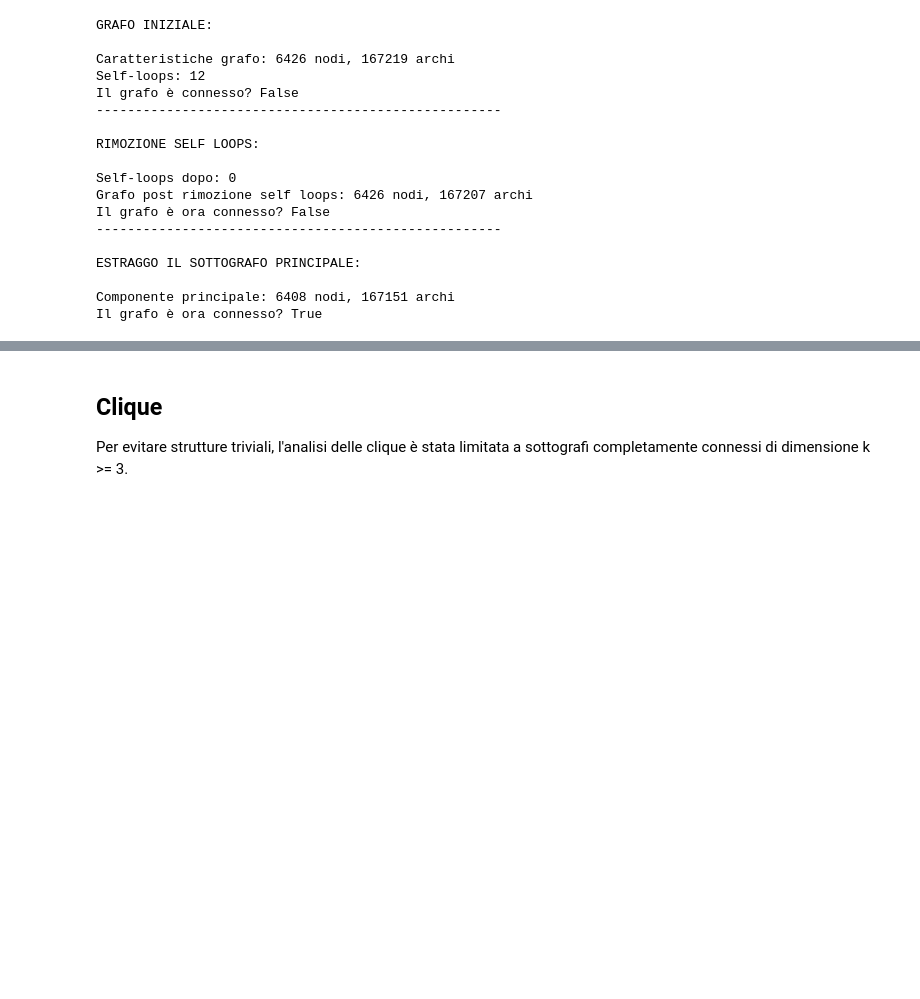
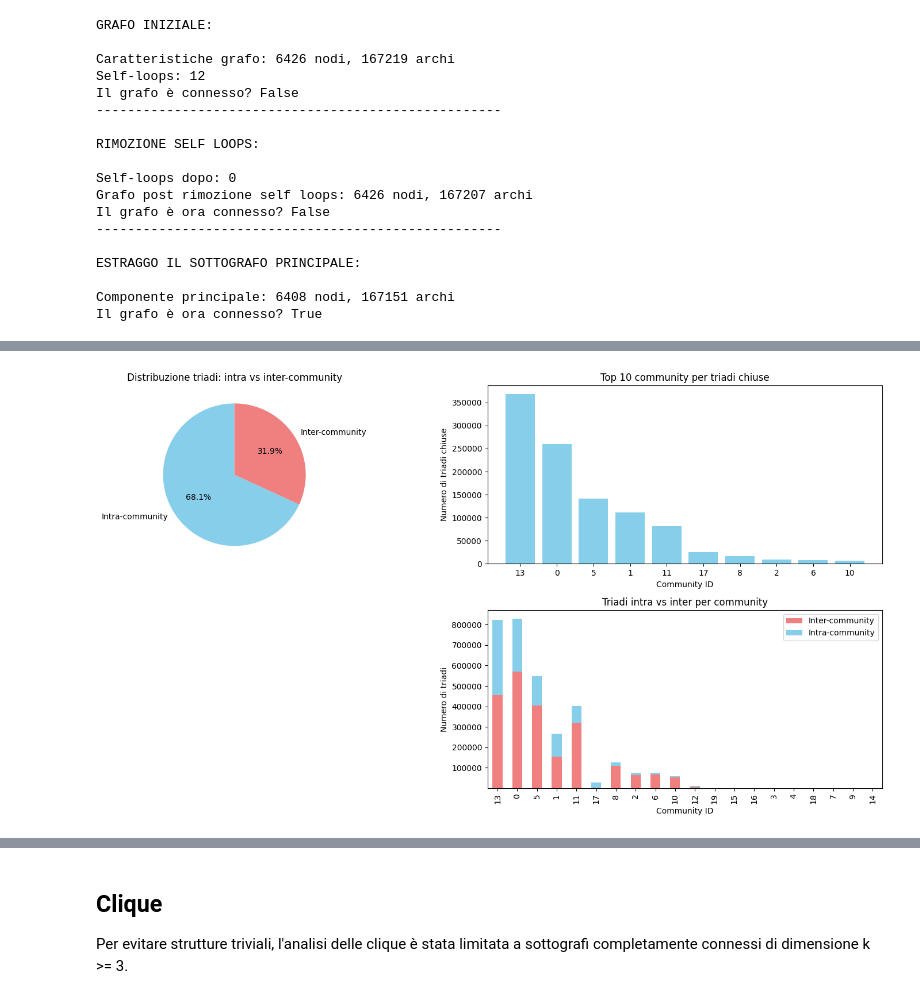
Before and after one commit to matteostronati/Data_science_project, a Jupyter notebook: notebooks/05_triads.ipynb, the cells around one changed output, grey strips where cells are left out. Cells and saved outputs as stored; diff of their text form; code cells hidden in the pictures; blank space fills up the shorter version.

```diff
--- a/notebooks/05_triads.ipynb
+++ b/notebooks/05_triads.ipynb
@@ -271,0 +242,79 @@ dtype: int64
+# %%
+# 6) Triadi per community (Louvain)
+partition = community_louvain.best_partition(hero_graph)
+triads_df["community_1"] = triads_df["hero_1"].map(partition)
+triads_df["community_2"] = triads_df["hero_2"].map(partition)
+triads_df["community_3"] = triads_df["hero_3"].map(partition)
+
+triads_df["intra_community"] = (
+    (triads_df["community_1"] == triads_df["community_2"]) &
+    (triads_df["community_2"] == triads_df["community_3"])
+)
+
+print("TRIADI (prime 10) CON COMMUNITY: \n")
+print(triads_df.head(10))
+print("--------------------------------------------------\n")
+
+print("CONTEGGIO TRIADI INTRA / INTER COMMUNITY:\n")
+print(triads_df["intra_community"].value_counts())
+print("--------------------------------------------------\n")
+
+intra_ratio = triads_df["intra_community"].mean() * 100
+
+print(f"Percentuale di triadi intra-community: {intra_ratio:.2f}%")
+print(f"Percentuale di triadi inter-community: {100 - intra_ratio:.2f}%")
+print("--------------------------------------------------\n")
+
+community_triads = (
+    triads_df[triads_df["intra_community"]]
+    .groupby("community_1")
+    .size()
+    .sort_values(ascending=False)
+)
+
+print("COMMUNITY CON PIÙ TRIADI CHIUSE:\n")
+print(community_triads.head(10))
+print("--------------------------------------------------\n")
+
+
+
+# Plot
+# Creiamo una figura unica: 2 righe x 2 colonne
+fig = plt.figure(figsize=(15, 8))
+
+# -------------------------------
+# 1) Pie chart (overview) – riga 0, colonna 0
+ax1 = plt.subplot2grid((2,2), (0,0), rowspan=1)
+counts = triads_df["intra_community"].value_counts()
+labels = ["Intra-community", "Inter-community"]
+ax1.pie(counts, labels=labels, autopct="%1.1f%%", startangle=90, colors=["skyblue","lightcoral"])
+ax1.set_title("Distribuzione triadi: intra vs inter-community")
+
+# -------------------------------
+# 2) Bar chart top 10 community – riga 0, colonna 1
+ax2 = plt.subplot2grid((2,2), (0,1))
+top_communities = community_triads.head(10)
+ax2.bar(top_communities.index.astype(str), top_communities.values, color="skyblue")
+ax2.set_xlabel("Community ID")
+ax2.set_ylabel("Numero di triadi chiuse")
+ax2.set_title("Top 10 community per triadi chiuse")
+
+# -------------------------------
+# 3) Stacked bar chart – riga 1, colonna 1
+ax3 = plt.subplot2grid((2,2), (1,1))
+community_counts = (
+    triads_df.groupby(["community_1", "intra_community"])
+    .size()
+    .unstack(fill_value=0)
+)
+community_counts = community_counts.sort_values(True, ascending=False)  # ordina per triadi chiuse
+community_counts.plot(kind="bar", stacked=True, ax=ax3, color=["lightcoral","skyblue"], legend=False)
+ax3.set_xlabel("Community ID")
+ax3.set_ylabel("Numero di triadi")
+ax3.set_title("Triadi intra vs inter per community")
+ax3.legend(["Inter-community","Intra-community"])
+
+# -------------------------------
+plt.tight_layout()
+plt.show()
+# %% [output]
@@ -271,0 +338 @@ dtype: int64
+[figure, added]
```
Also changed, not shown: parts of 16 cells of this notebook.
